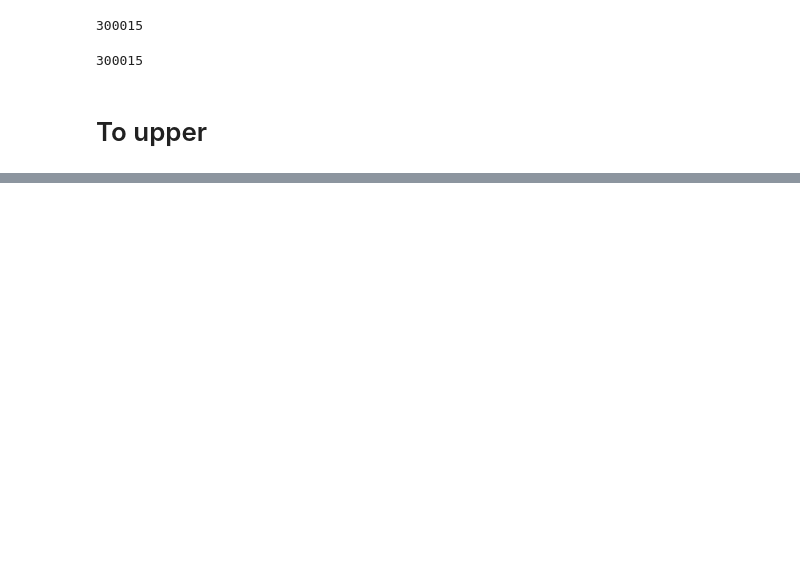
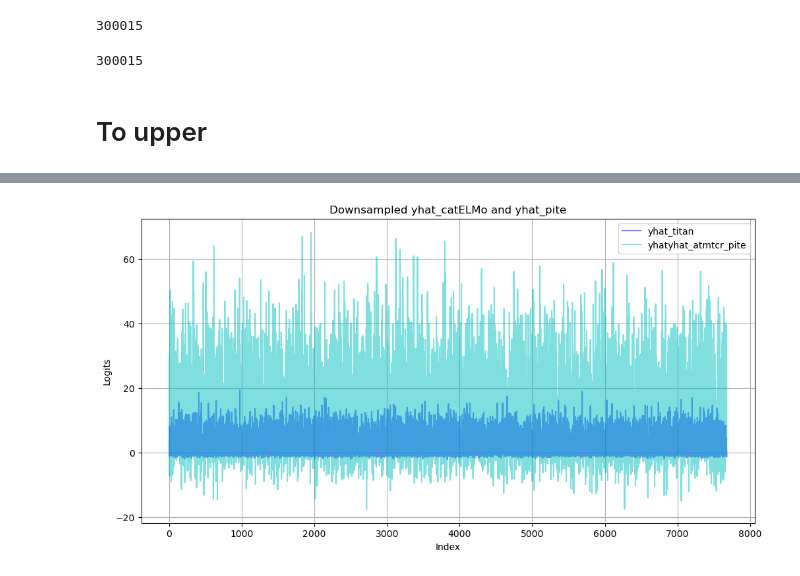
Before and after one commit to Lee-CBG/BAP_Attack_n_Defend, a Jupyter notebook: process_TITAN.ipynb, the cells around one changed output, grey strips where cells are left out. Cells and saved outputs as stored; diff of their text form; code cells hidden in the pictures; blank space fills up the shorter version.

```diff
--- a/process_TITAN.ipynb
+++ b/process_TITAN.ipynb
@@ -255,0 +447,24 @@ tcr.to_csv('./data/tcr.csv', header=None, sep='\t')
+# %%
+metric = './metrics/dat_benchmarking_final.csv'
+db = pd.read_csv(metric)
+# Plot for ‘yhat_catELMo’ and ‘yhat_pite’
+df_downsampled = db
+# %%
+
+plt.figure(figsize=(12, 6))
+# plt.plot(df_downsampled['yhat_catELMo'].apply(eval).apply(lambda x: x[0]), label='yhat_catELMo', color='blue', alpha=0.5)
+# plt.plot(df_downsampled['yhat_pite'].apply(eval).apply(lambda x: x[0]), label='yhat_pite', color='red', alpha=0.5)
+plt.plot(df_downsampled['yhat_titan'].apply(eval).apply(lambda x: x[0]), label='yhat_titan', color='b', alpha=0.5)
+plt.plot(df_downsampled['yhat_atmtcr'].apply(eval).apply(lambda x: x[0]), label='yhatyhat_atmtcr_pite', color='c', alpha=0.5)
+# plt.plot(df_downsampled['yhat_ergolstm'].apply(eval).apply(lambda x: x[0]), label='yhat_ergolstm', color='m', alpha=0.5)
+# plt.plot(df_downsampled['yhat_ergoae'].apply(eval).apply(lambda x: x[0]), label='yhat_ergoae', color='y', alpha=0.5)
+
+plt.xlabel('Index')
+plt.ylabel('Logits')
+plt.title('Downsampled yhat_catELMo and yhat_pite')
+plt.legend()
+plt.grid(True)
+# Show plot
+plt.show()
+# %% [output]
+[figure, added]
```
Also changed, not shown: parts of 18 cells of this notebook, 35 other files.
